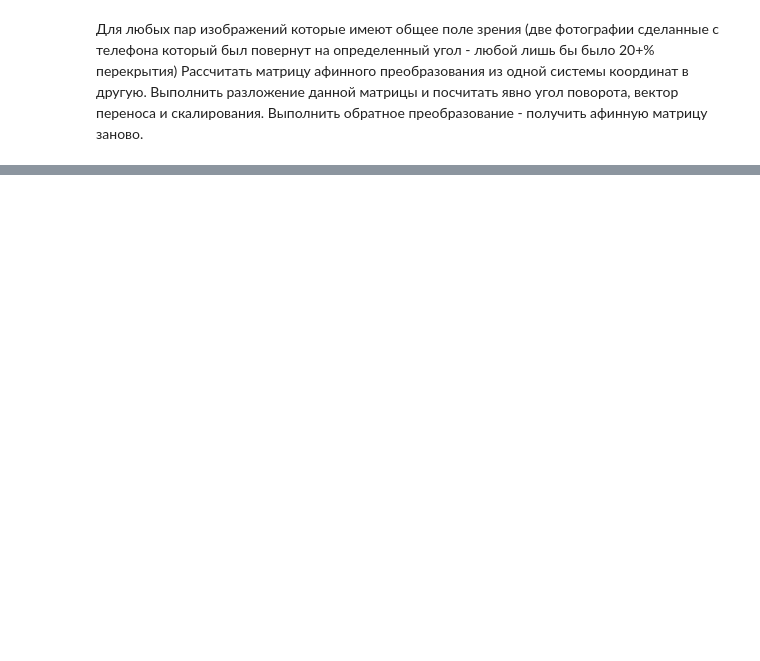
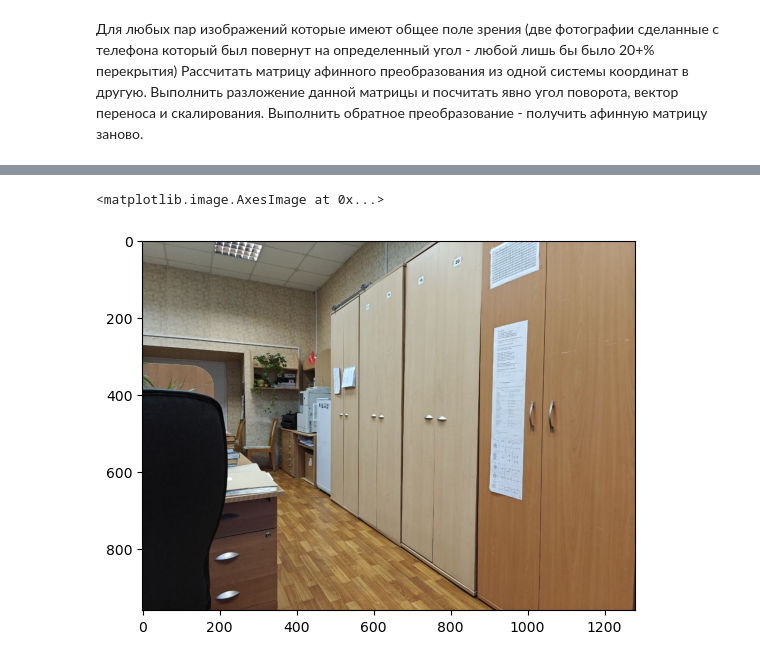
Before and after one commit to xxxSOERxxx/ML01_P_Online, a Jupyter notebook: Eugene_Piuta/DZ_09/task1.ipynb, the cells around one changed output, grey strips where cells are left out. Saved outputs shown, nothing was run; the diff lists cells and outputs as text; code cells hidden in the pictures; blank space fills up the shorter version.

```diff
--- a/Eugene_Piuta/DZ_09/task1.ipynb
+++ b/Eugene_Piuta/DZ_09/task1.ipynb
@@ -81,0 +77,10 @@ img1 = cv2.imread("photo_2.jpg")
+# %%
+# Загружаем наши изображения
+input_img0 = cv2.imread("photo_1.jpg")
+img0 = cv2.cvtColor(input_img0,cv2.COLOR_BGR2RGB)
+input_img1 = cv2.imread("photo_2.jpg")
+img1 = cv2.cvtColor(input_img1,cv2.COLOR_BGR2RGB)
+plt.imshow(img0)
+# %% [output]
+<matplotlib.image.AxesImage at 0x...>
+[figure, added]
```
Also changed, not shown: parts of 19 cells of this notebook, 2 other files.
